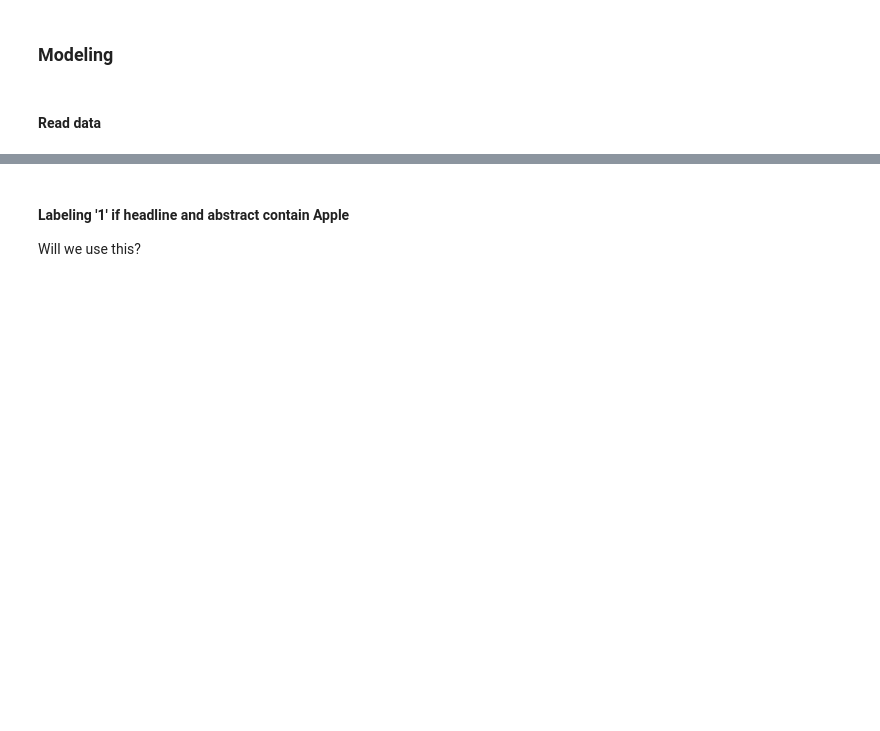
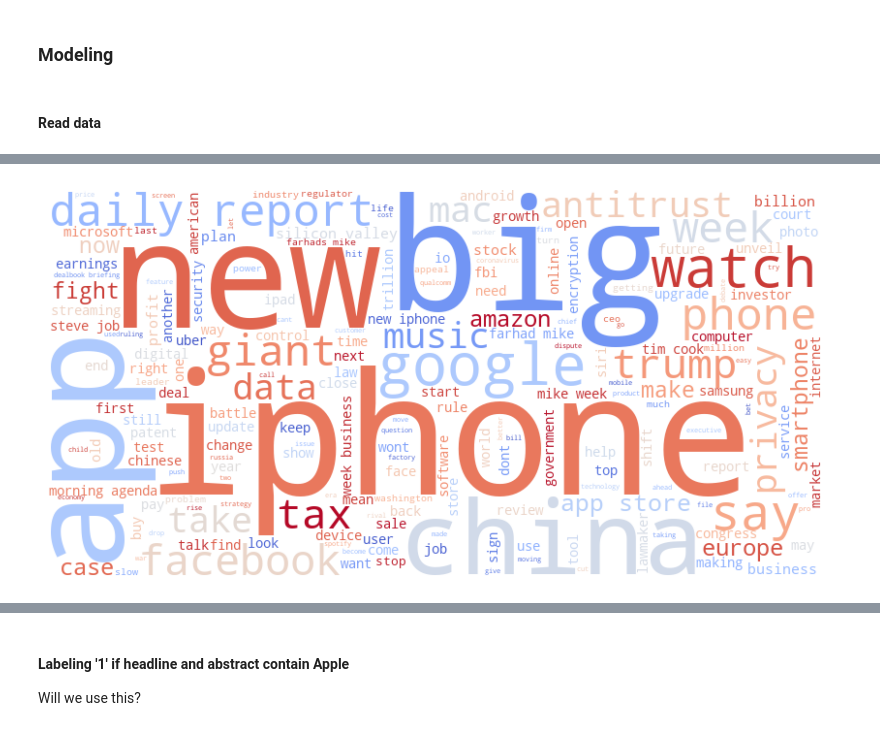
Before and after one commit to xavsant/multimodal_stockprice_prediction, a Jupyter notebook: notebooks/experiments/sentiment_models.ipynb, the cells around one changed output, grey strips where cells are left out. Cells and saved outputs as stored; diff of their text form; code cells hidden in the pictures; blank space fills up the shorter version.

```diff
--- a/notebooks/experiments/sentiment_models.ipynb
+++ b/notebooks/experiments/sentiment_models.ipynb
@@ -12,0 +64,46 @@ df['pub_date'] = df['pub_date'].dt.date
+# %%
+import pandas as pd
+from wordcloud import WordCloud, STOPWORDS
+import matplotlib.pyplot as plt
+import re
+import nltk
+nltk.download('punkt_tab')
+from nltk.corpus import stopwords
+from nltk.tokenize import word_tokenize
+from nltk.stem import WordNetLemmatizer
+# Function to clean and preprocess text
+def clean_text(text):
+    # Lowercase the text
+    text = text.lower()
+    # Remove non-alphabetic characters (numbers, punctuation, etc.)
+    text = re.sub(r'[^a-z\s]', '', text)
+    return text
+
+# Remove custom stopwords
+custom_stopwords = STOPWORDS.union({"apple", "apple's", "the", "and", "is", "to", "in", "of", "for", "on", "with","tech","company","will","said"})
+
+# Initialize Lemmatizer
+lemmatizer = WordNetLemmatizer()
+
+# Tokenization and stopword removal
+def preprocess_text(text):
+    tokens = word_tokenize(text)  # Tokenize the text
+    tokens = [lemmatizer.lemmatize(word) for word in tokens if word not in custom_stopwords and len(word) > 2]  # Lemmatize and remove stopwords & short words
+    return ' '.join(tokens)
+
+# Combine all headlines into a single string after cleaning and preprocessing
+headlines = ' '.join(df['headline'].apply(lambda x: preprocess_text(clean_text(x))))
+
+# Generate word cloud
+wordcloud = WordCloud(stopwords=custom_stopwords,
+                      width=800, height=400,
+                      background_color='white',
+                      max_words=200,
+                      colormap='coolwarm').generate(headlines)
+
+# Display the word cloud
+plt.figure(figsize=(10, 6))
+plt.imshow(wordcloud, interpolation='bilinear')
+plt.axis('off')  # Hide axes
+plt.show()
+# %% [output]
@@ -12,0 +113 @@ df['pub_date'] = df['pub_date'].dt.date
+[figure, added]
```
Also changed, not shown: parts of 59 cells of this notebook.
